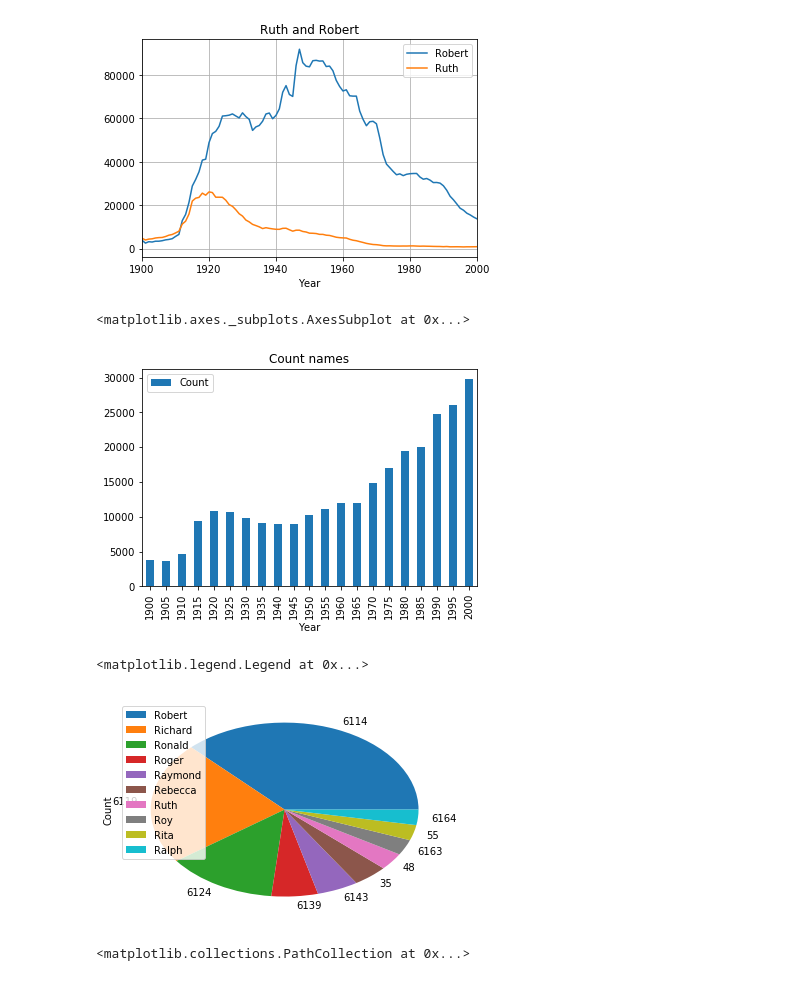
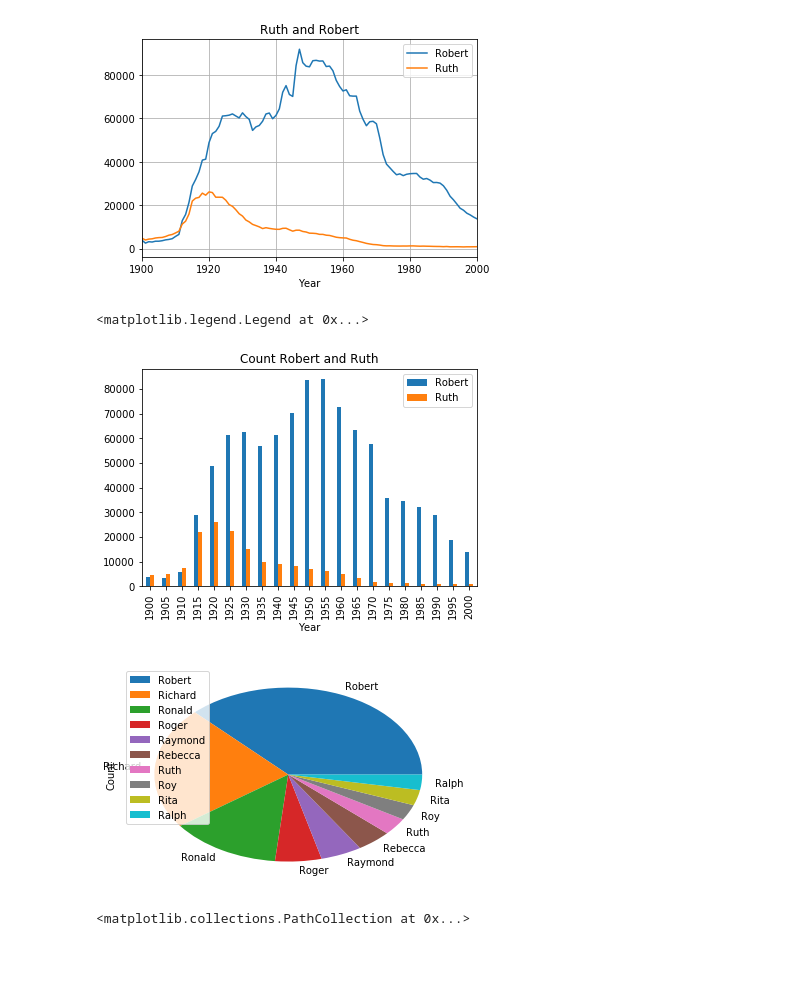
Before and after one commit to mrNoBoDy1042/Netology_PY-6_Homework_4.1, a Jupyter notebook: Homework+4.2.ipynb, the cells around one changed output. Saved outputs shown, nothing was run; the diff lists cells and outputs as text; code cells hidden in the pictures.

Commit message:
Исправлено: В задании 2 график выводится по количеству имен Robert и Ruth по годам, в задании 3 на круговой диаграмме выводятся имена, а не цифры

```diff
--- a/Homework+4.2.ipynb
+++ b/Homework+4.2.ipynb
@@ -31,21 +31,23 @@ result.legend(['Robert', 'Ruth'])
 # %%
 # Создаем словарь для хранения данных
 names_by_year = {}
-# Проходим по каждому пятому году и читаем данные из файлов
+# Проходим по каждому пятому году и читаем данные о именах Robert и Ruth из файлов
 for year in range(1900, 2001, 5):
     names_by_year[year] = pd.read_csv(
         PATH+'yob{}.txt'.format(year),
         names=['Name','Gender','Count']
-    )
+    ).query('Name == ["Ruth", "Robert"]').groupby('Name').sum()
 # Соединяем все полученные данные в таблицу
 names_all = pd.concat(names_by_year, names=['Year', 'Pos'])
-# Объединяем данные по году и считаем количество имен
-name_dynamics = names_all.groupby([names_all.index.get_level_values(0)]).count().drop(['Name', 'Gender'], axis=1)
-#На основе таблицы name_dynamics строим гистограмму
-name_dynamics.plot.bar(title='Count names')
+# Выводим имена в шапку таблицы
+names_all = names_all.unstack('Pos')
+# Создаем объект графика
+result = names_all.plot.bar(title='Count Robert and Ruth')
+# Меняем название легенды
+result.legend(['Robert', 'Ruth'])
 # %% [output]
-<matplotlib.axes._subplots.AxesSubplot at 0x...>
+<matplotlib.legend.Legend at 0x...>
-[figure, old version]
+[figure, new version]
 # %%
 # Читаем данные за 1950 год
 names_1950 = pd.read_csv(PATH+'yob1950.txt',names=['Name','Gender','Count'])
@@ -53,13 +55,11 @@ names_1950 = pd.read_csv(PATH+'yob1950.txt',names=['Name','Gender','Count'])
 result = names_1950.query('"S">Name>"R"')
 # Сортируем имена по их количеству и оставляем топ-10
 result = result.sort_values(by='Count', ascending=False).head(10)
+result = result.set_index('Name')
 # Создаем круговую диаграмму
 ax = result.plot.pie('Count')
-# Указываем имена в легенде
-ax.legend(result.Name.values)
 # %% [output]
-<matplotlib.legend.Legend at 0x...>
-[figure, old version]
+[figure, new version]
 # %%
 # Функция для подсчета согласных
 def count_cons(name):
```
